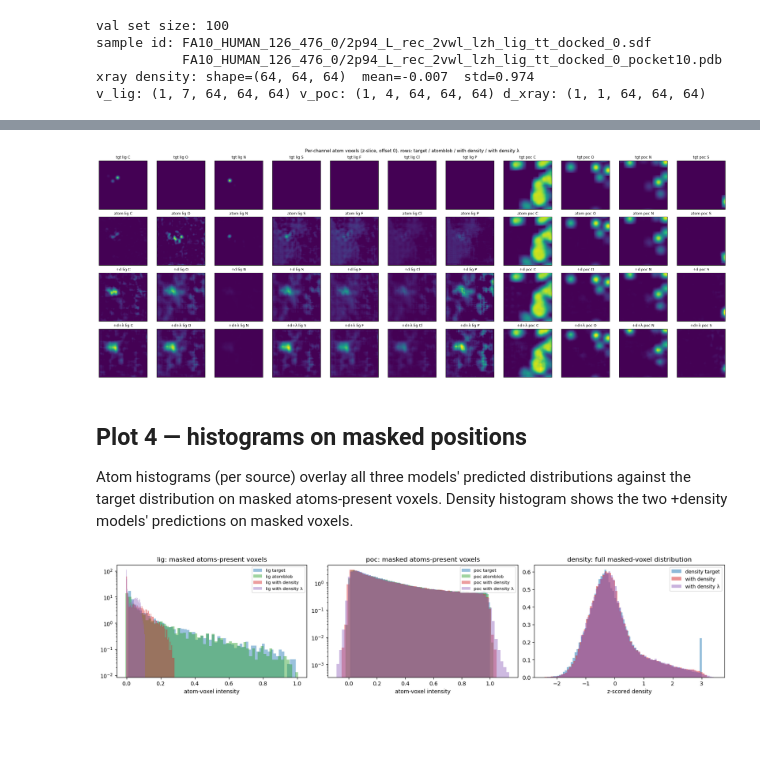
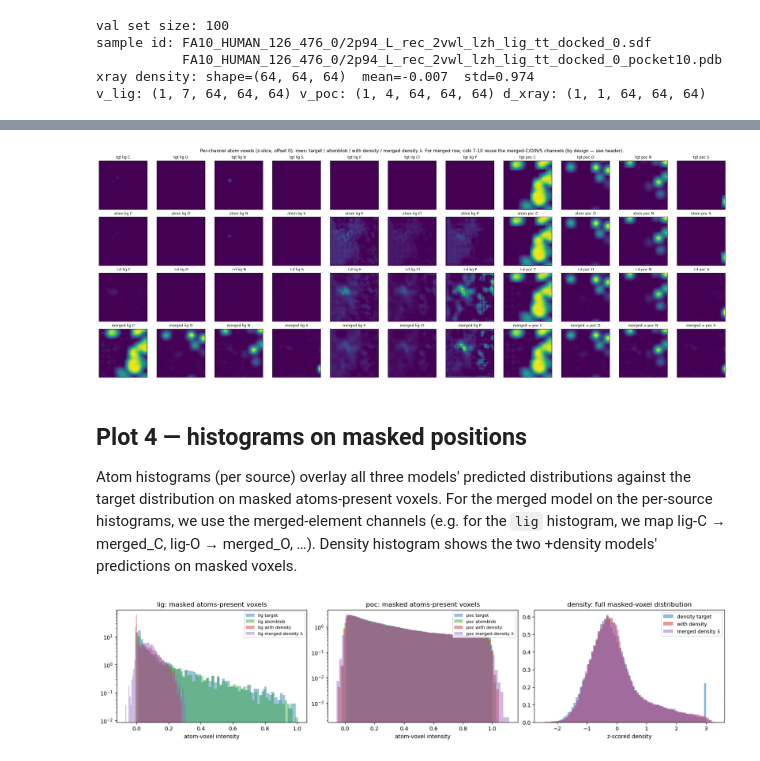
Before and after one commit to seonghyun26/VoxBind, a Jupyter notebook: notebook/260528_mae_atomblob_vs_density.ipynb, the cells around one changed output, grey strips where cells are left out. Drawn from its saved outputs; the diff is of its cells as text; code cells hidden in the pictures; blank space fills up the shorter version.

```diff
--- a/notebook/260528_mae_atomblob_vs_density.ipynb
+++ b/notebook/260528_mae_atomblob_vs_density.ipynb
@@ -35,7 +40,7 @@ from voxbind.dataset.crossdocked_xray import DatasetCrossDockedXray
 from voxbind.voxelizer import Voxelizer
 from voxbind.constants import ELEMENTS_HASH_CROSSDOCKED
 
-device = torch.device('cuda:7' if torch.cuda.is_available() else 'cpu')
+device = torch.device('cuda:0' if torch.cuda.is_available() else 'cpu')
 torch.set_grad_enabled(False)
 print('device:', device)
 # %% [output]
@@ -174,11 +218,11 @@ x_full_clean: (1, 12, 64, 64, 64)  (atoms 0:11, density at index 11)
 # %%
 # ── forward all three models on their respective inputs ──────────────────
 out_atom,  _ = m_atom(x_atom_in)                                 # (1, 11, G³)
-out_dens,  _ = m_dens(x_full_in)                                 # (1, 12, G³)
-out_densl, _ = m_densl(x_full_in)                                # (1, 12, G³)
+out_dens,  _ = m_dens(x_full_in)                                 # (1, 12, G³); density at idx 11
+out_densl, _ = m_densl(x_merged_in)                              # (1,  8, G³); density at idx 7
 print('atomblob          output:', tuple(out_atom.shape))
 print('with density      output:', tuple(out_dens.shape),  '  (last channel = density)')
-print('with density λ    output:', tuple(out_densl.shape), '  (last channel = density)')
+print('merged density λ  output:', tuple(out_densl.shape), '  (atoms 0:7, density 7)')
 # %% [output]
 atomblob          output: (1, 11, 64, 64, 64)
 with density      output: (1, 12, 64, 64, 64)   (last channel = density)
@@ -368,71 +449,94 @@ plt.show()
 # %%
-# ── per-channel grid: 4 rows × 11 cols (target / atomblob / with density / with density λ) ─
+# ── per-channel grid: 4 rows × 11 cols (target / atomblob / with density / merged density λ) ─
 elem_names = list(ELEMENTS_HASH_CROSSDOCKED.keys())
 lig_names = [f'lig {elem_names[i]}' for i in range(7)]
 poc_names = [f'poc {elem_names[i]}' for i in range(4)]
 chan_names = lig_names + poc_names
+
+# Map per-output-channel for the merged model: cols 0-6 → out_densl[c]; cols 7-10 → out_densl[c-7].
+def merged_channel_for_col(c):
+    return c if c < 7 else c - 7
 
 fig, axes = plt.subplots(4, 11, figsize=(22, 8.0), constrained_layout=True)
 for c in range(11):
     tgt = take_slice(x_full_clean[0, c], SLICE_AXIS, SLICE_OFFSET)
     p_a = take_slice(out_atom[0, c],     SLICE_AXIS, SLICE_OFFSET)
     p_d = take_slice(out_dens[0, c],     SLICE_AXIS, SLICE_OFFSET)
-    p_l = take_slice(out_densl[0, c],    SLICE_AXIS, SLICE_OFFSET)
+    p_l = take_slice(out_densl[0, merged_channel_for_col(c)], SLICE_AXIS, SLICE_OFFSET)
     vmax = max(float(tgt.max()), float(p_a.max()), float(p_d.max()), float(p_l.max()), 1e-3)
-    show(axes[0, c], tgt, f'tgt {chan_names[c]}',           cmap='viridis', vmin=0, vmax=vmax)
-    show(axes[1, c], p_a, f'atom {chan_names[c]}',          cmap='viridis', vmin=0, vmax=vmax)
-    show(axes[2, c], p_d, f'+d {chan_names[c]}',            cmap='viridis', vmin=0, vmax=vmax)
-    show(axes[3, c], p_l, f'+d+λ {chan_names[c]}',          cmap='viridis', vmin=0, vmax=vmax)
+    show(axes[0, c], tgt, f'tgt {chan_names[c]}',     cmap='viridis', vmin=0, vmax=vmax)
+    show(axes[1, c], p_a, f'atom {chan_names[c]}',    cmap='viridis', vmin=0, vmax=vmax)
+    show(axes[2, c], p_d, f'+d {chan_names[c]}',      cmap='viridis', vmin=0, vmax=vmax)
+    label_l = f'merged {chan_names[c]}' if c < 7 else f'merged ⇒ {chan_names[c]}'
+    show(axes[3, c], p_l, label_l,                    cmap='viridis', vmin=0, vmax=vmax)
 fig.suptitle(
     f'Per-channel atom voxels ({SLICE_AXIS}-slice, offset {SLICE_OFFSET}). '
-    f'rows: target / atomblob / with density / with density λ',
+    f'rows: target / atomblob / with density / merged density λ. '
+    f'For merged row, cols 7-10 reuse the merged-C/O/N/S channels (by design — see header).',
     fontsize=11,
 )
 plt.show()
 # %% [output]
-[figure, old version]
+[figure, new version]
 # %% [markdown]
 ## Plot 4 — histograms on masked positions
 
-Atom histograms (per source) overlay all three models' predicted distributions against the target distribution on masked atoms-present voxels. Density histogram shows the two +density models' predictions on masked voxels.
+Atom histograms (per source) overlay all three models' predicted distributions against the target distribution on masked atoms-present voxels. For the merged model on the per-source histograms, we use the merged-element channels (e.g. for the `lig` histogram, we map lig-C → merged_C, lig-O → merged_O, …). Density histogram shows the two +density models' predictions on masked voxels.
 # %%
 # ── histograms: target | three model predictions — on masked atoms-present voxels ──
 fig, axes = plt.subplots(1, 3, figsize=(16, 3.6), constrained_layout=True)
 
 m_bool_flat = mask[0, 0].bool().flatten().cpu()
-for ax, (name, src_slice) in zip(axes[:2], [('lig', slice(None, 7)), ('poc', slice(7, 11))]):
+# For each per-source histogram, we need to index out_densl by the appropriate merged channel:
+#   lig channels 0..6 → merged channels 0..6 (identity)
+#   poc channels 7..10 → merged channels 0..3 (C/O/N/S)
+for ax, (name, src_slice, merged_idx) in zip(
+    axes[:2],
+    [('lig', slice(None, 7), torch.arange(0, 7)),
+     ('poc', slice(7, 11),   torch.arange(0, 4))],
+):
     tgt_full = x_full_clean[0, src_slice]
     pa_full  = out_atom[0, src_slice]
     pd_full  = out_dens[0, src_slice]
-    pl_full  = out_densl[0, src_slice]
+    pl_full  = out_densl[0, merged_idx]              # picks merged channels per source
     tgt_flat = tgt_full.flatten(1).cpu()[:, m_bool_flat].flatten().numpy()
     pa_flat  = pa_full.flatten(1).cpu()[:, m_bool_flat].flatten().numpy()
     pd_flat  = pd_full.flatten(1).cpu()[:, m_bool_flat].flatten().numpy()
     pl_flat  = pl_full.flatten(1).cpu()[:, m_bool_flat].flatten().numpy()
     sel = tgt_flat > 0.01
     if sel.any():
+        # selection has shape matching tgt_flat; for the merged channel mapping the lengths
+        # match because the spatial dim is the same; only the channel count differs.
         ax.hist(tgt_flat[sel], bins=60, alpha=0.45, color='C0', density=True, label=f'{name} target')
-        ax.hist(pa_flat[sel],  bins=60, alpha=0.45, color='C2', density=True, label=f'{name} atomblob')
-        ax.hist(pd_flat[sel],  bins=60, alpha=0.45, color='C3', density=True, label=f'{name} with density')
-        ax.hist(pl_flat[sel],  bins=60, alpha=0.45, color='C4', density=True, label=f'{name} with density λ')
+        ax.hist(pa_flat[sel], bins=60, alpha=0.45, color='C2', density=True, label=f'{name} atomblob')
+        ax.hist(pd_flat[sel], bins=60, alpha=0.45, color='C3', density=True, label=f'{name} with density')
+        # For merged, the prediction tensor has fewer entries when name=='poc' (4 ch vs 4 ch ok;
+        # for name=='lig' the merged tensor has 7 ch matching the lig slice). So pl_flat[sel] is
+        # only meaningful when len(pl_flat) == len(tgt_flat). When they match we plot it; else fall
+        # back to plotting the merged channels independently.
+        if pl_flat.shape == tgt_flat.shape:
+            ax.hist(pl_flat[sel], bins=60, alpha=0.45, color='C4', density=True, label=f'{name} merged density λ')
+        else:
+            sel_l = pl_flat > -1e9       # take all merged-channel positions (no target filter possible here)
+            ax.hist(pl_flat[sel_l],      bins=60, alpha=0.30, color='C4', density=True, label=f'{name} merged density λ (all)')
     ax.set_yscale('log')
     ax.set_xlabel('atom-voxel intensity')
     ax.legend(fontsize=8)
     ax.set_title(f'{name}: masked atoms-present voxels')
 
-# density: two +density models vs target
+# density: two +density models vs target (different indices!)
 tgt_d_flat  = x_full_clean[0, 11].flatten().cpu()[m_bool_flat].numpy()
 pred_d_flat = out_dens[0, 11].flatten().cpu()[m_bool_flat].numpy()
-pred_l_flat = out_densl[0, 11].flatten().cpu()[m_bool_flat].numpy()
+pred_l_flat = out_densl[0, 7].flatten().cpu()[m_bool_flat].numpy()
 axes[2].hist(tgt_d_flat,  bins=80, alpha=0.5, color='C0', density=True, label='density target')
 axes[2].hist(pred_d_flat, bins=80, alpha=0.5, color='C3', density=True, label='with density')
-axes[2].hist(pred_l_flat, bins=80, alpha=0.5, color='C4', density=True, label='with density λ')
+axes[2].hist(pred_l_flat, bins=80, alpha=0.5, color='C4', density=True, label='merged density λ')
 axes[2].set_xlabel('z-scored density')
 axes[2].legend(fontsize=9)
 axes[2].set_title('density: full masked-voxel distribution')
 plt.show()
 # %% [output]
-[figure, old version]
+[figure, new version]
 # %% [markdown]
 ## Notes
 
```
Also changed, not shown: parts of 14 cells of this notebook, 9 other files.
